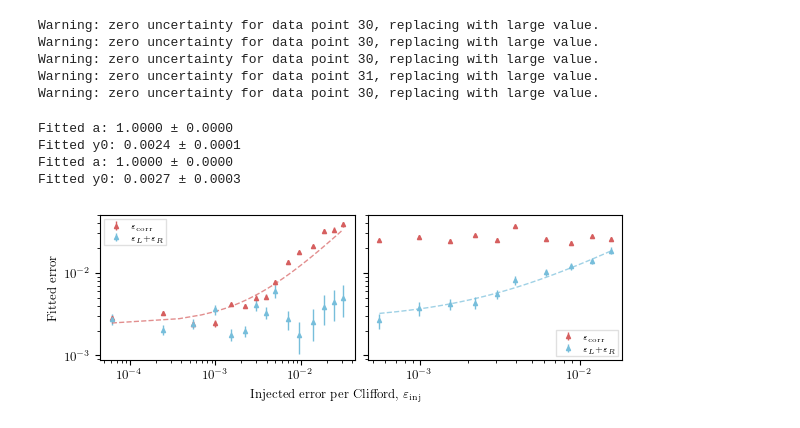
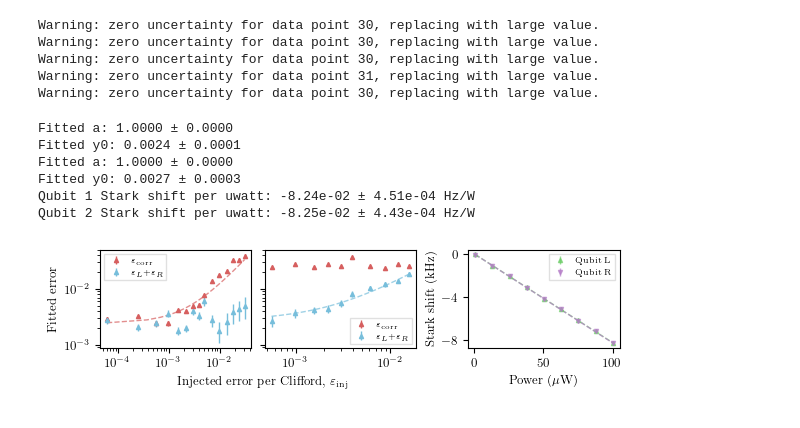
Before and after one commit to DonovanWebb/thesis, a Jupyter notebook: figures/make_figure/ch4/fig_ss.ipynb, the cells around one changed output. Drawn from its saved outputs; the diff is of its cells as text; code cells hidden in the pictures.

```diff
--- a/figures/make_figure/ch4/fig_ss.ipynb
+++ b/figures/make_figure/ch4/fig_ss.ipynb
@@ -105,12 +105,12 @@ x_fit = np.linspace(min(errsa), max(errsa), 100)
 I_fit = inject_model(x_fit, *popt)
 
 fig_width = gs.get_fig_width()
-fig_height = fig_width /3
+fig_height = fig_width /4
 
 
-fig, (ax, ax2) = plt.subplots(ncols=2, nrows=1, figsize=(fig_width, fig_height),
-                            layout="constrained", sharey=True)
-
+fig, (ax, ax2, ax3) = plt.subplots(ncols=3, nrows=1, figsize=(fig_width, fig_height),
+                            layout="constrained")
+ax2.sharey(ax)
 ax.errorbar(errsa, [t[0] for t in param1a], yerr=[t[1] for t in param1a], fmt="^", label=m.p1_name, color=gs.get_color(2))
 ax.errorbar(errsa, [t[0]+t1[0] for t,t1 in zip(param2a, param3a)], yerr=[t[1]+t1[1] for t,t1 in zip(param2a, param3a)], fmt="^", label=f"{m.p2_name}+{m.p3_name}", color=gs.get_color(5))
 
@@ -124,32 +124,88 @@ eLpR_err = [np.sqrt(p2[1]**2+p3[1]**2) for p2,p3 in zip(param2b, param3b)]
 
 popt, pcov = curve_fit(inject_model, errsb, eLpR, sigma=eLpR_err, absolute_sigma=True, p0=[0.01, 1.0], bounds=([0.0, 0.49], [1.0, 1.51]))
 print(f"Fitted a: {popt[1]:.4f} ± {np.sqrt(pcov[1, 1]):.4f}")
 print(f"Fitted y0: {popt[0]:.4f} ± {np.sqrt(pcov[0, 0]):.4f}")
 I_fit = inject_model(x_fit, *popt)
 
 ax2.errorbar(errsb, [t[0] for t in param1b], yerr=[t[1] for t in param1b], fmt="^", label=m.p1_name, color=gs.get_color(2))
 ax2.errorbar(errsb, eLpR, yerr=eLpR_err, fmt="^", label=f"{m.p2_name}+{m.p3_name}", color=gs.get_color(5))
 ax2.plot(x_fit, I_fit, color=gs.get_color(5), alpha=gs.get_alpha())
 
 
 ax2.legend(loc="lower right")
 ax.legend(loc="upper left")
 #log scale x
 ax.set_yscale("log")
 ax2.set_yscale("log")
 ax.set_xscale("log")
 ax2.set_xscale("log")
 ax.grid(False)
 ax2.grid(False)
+ax2.tick_params(axis="y", labelleft=False)
+
 #ax.set_yticks([1e-3, 1e-2, 1e-1])
+day = "2026-01-29"
+rid = 92504
 
-fig.supxlabel('Injected error per Clifford, $\\varepsilon_\\mathrm{inj}$', fontsize=9)
+data_dict = fh.load_data(rid, day)
+data = data_dict["datasets"]
+x_axis = data["ndscan.rid_92504.points.axis_0"]*10**6 # convert to uwatts
+f1 = 'ndscan.rid_92504.points.channel__freq_offset_1'
+f2 = 'ndscan.rid_92504.points.channel__freq_offset_2'
+
+f1_max = 'ndscan.rid_92504.points.channel__freq_offset_max_1'
+f2_max = 'ndscan.rid_92504.points.channel__freq_offset_max_2'
+f1_min = 'ndscan.rid_92504.points.channel__freq_offset_min_1'
+f2_min = 'ndscan.rid_92504.points.channel__freq_offset_min_2'
+
+def ss_errorbars(f, f_min, f_max):
+    err = np.array([abs(f - f_min), abs(f_max - f)])/1000
+    return err
+
+qubit_1 = data[f1]/1000 # convert to kHz
+qubit_2 = data[f2]/1000 # convert to kHz
+
+# straight line fit to get gradient
+def ss_model(x, y0, a):
+    return y0 + a * x
+poptq1, pcovq1 = curve_fit(ss_model, x_axis, qubit_1)
+poptq2, pcovq2 = curve_fit(ss_model, x_axis, qubit_2)
+
+shift_per_watt_q1 = poptq1[1]
+shift_per_watt_q2 = poptq2[1]
+shift_per_watt_q1_err = np.sqrt(pcovq1[1, 1])
+shift_per_watt_q2_err = np.sqrt(pcovq2[1, 1])
+# print in scientific notation
+print(f"Qubit 1 Stark shift per uwatt: {shift_per_watt_q1:.2e} ± {shift_per_watt_q1_err:.2e} Hz/W")
+print(f"Qubit 2 Stark shift per uwatt: {shift_per_watt_q2:.2e} ± {shift_per_watt_q2_err:.2e} Hz/W")
+ax3.errorbar(x_axis, qubit_1, yerr=ss_errorbars(data[f1], data[f1_min], data[f1_max]), fmt="^", label="Qubit L", color=gs.get_color(1), alpha=gs.get_alpha())
+ax3.errorbar(x_axis, qubit_2, yerr=ss_errorbars(data[f2], data[f2_min], data[f2_max]), fmt="v", label="Qubit R", color=gs.get_color(3), alpha=gs.get_alpha())
+x_fit = np.linspace(min(x_axis), max(x_axis), 100)
+ax3.plot(x_fit, ss_model(x_fit, *poptq1), color=gs.get_color(1), alpha=gs.get_alpha())
+ax3.plot(x_fit, ss_model(x_fit, *poptq2), color=gs.get_color(3), alpha=gs.get_alpha())
+ax3.grid(False)
+ax3.legend(loc="upper right")
+ax3.set_xlabel("Power ($\\mu$W)")
+ax3.set_ylabel("Stark shift (kHz)")
+ax3.set_yticks([0, -4,-8])
+pos1 = ax.get_position()
+pos2 = ax2.get_position()
+
+x_center = (pos1.x0 + pos2.x1) / 2
+ax.set_xlabel("")
+ax2.set_xlabel("")
+# ax2.set_xlabel('Injected error per Clifford, $\\varepsilon_\\mathrm{inj}$', fontsize=9)
+# ax.set_xlabel('Injected error per Clifford, $\\varepsilon_\\mathrm{inj}$', fontsize=9)
+fig.supxlabel('Injected error per Clifford, $\\varepsilon_\\mathrm{inj}$', x=x_center, y=0.02, fontsize=9)
+
 plt.show()
 f_path = "..\\..\\pdf_figure\\ch4\\stark_noise.pdf"
 fig.savefig(f_path)
 # %% [output]
 Fitted a: 1.0000 ± 0.0000
 Fitted y0: 0.0024 ± 0.0001
 Fitted a: 1.0000 ± 0.0000
 Fitted y0: 0.0027 ± 0.0003
+Qubit 1 Stark shift per uwatt: -8.24e-02 ± 4.51e-04 Hz/W
+Qubit 2 Stark shift per uwatt: -8.25e-02 ± 4.43e-04 Hz/W
-[figure, old version]
+[figure, new version]
```
Also changed, not shown: parts of 2 cells of this notebook, 24 other files.
